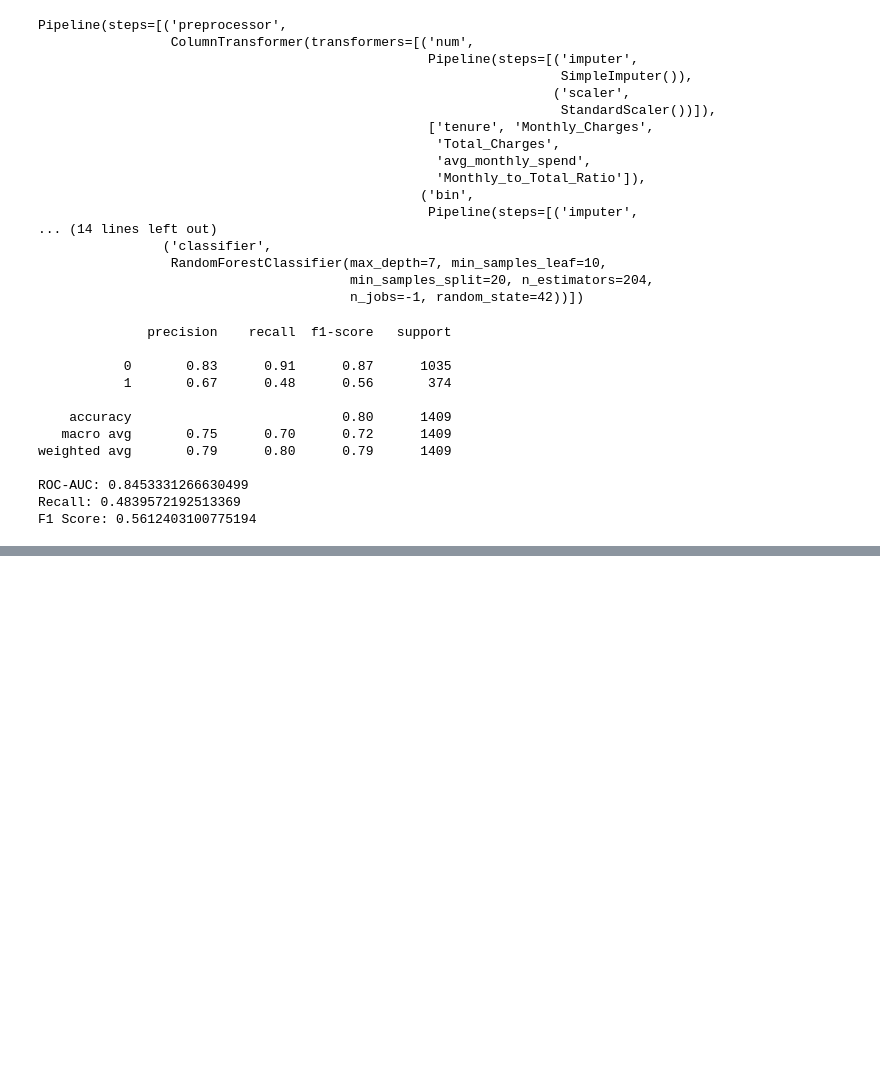
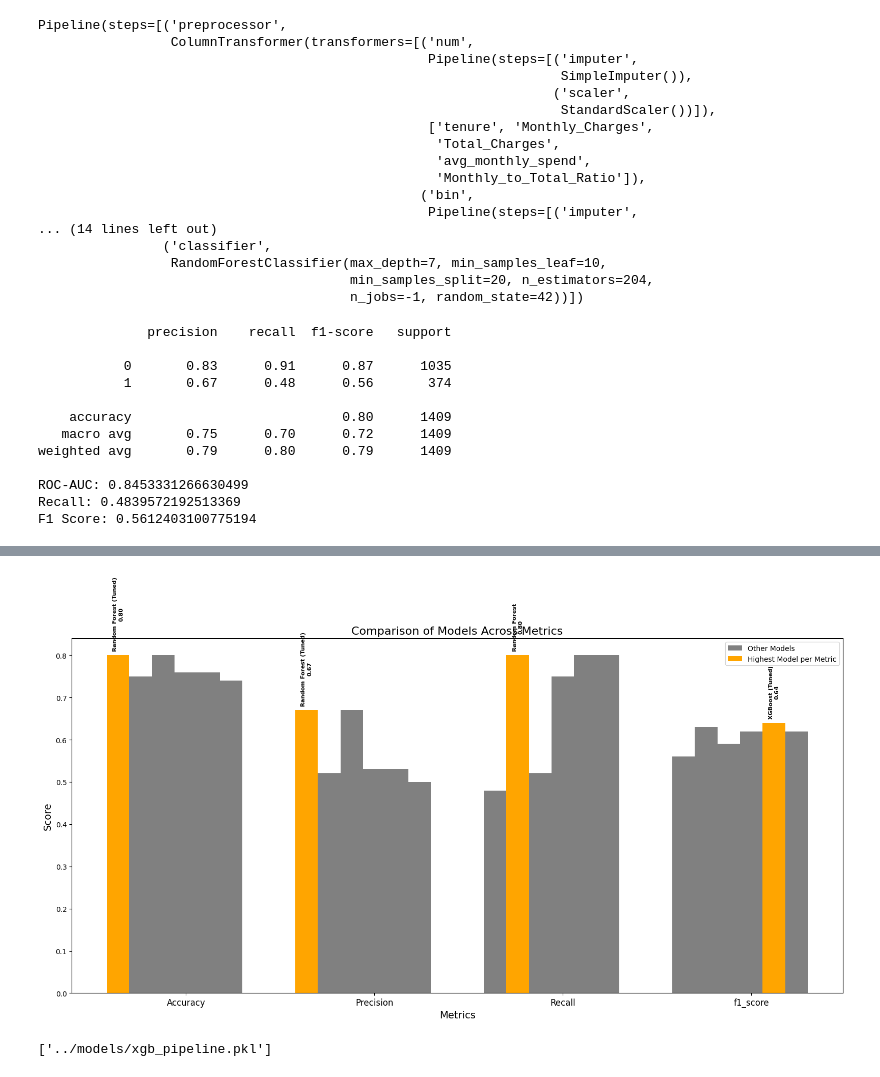
Before and after one commit to arwa-5aled/TelecomChurnUseCase, a Jupyter notebook: notebooks/modeling.ipynb, the cells around one changed output, grey strips where cells are left out. Saved outputs shown, nothing was run; the diff lists cells and outputs as text; code cells hidden in the pictures; blank space fills up the shorter version.

```diff
--- a/notebooks/modeling.ipynb
+++ b/notebooks/modeling.ipynb
@@ -1146,0 +1208,77 @@ F1 Score: 0.5612403100775194
+# %%
+import pandas as pd
+import matplotlib.pyplot as plt
+import numpy as np
+from matplotlib.patches import Patch
+
+# Sample data
+data = {
+    'Model': ['Random Forest (Tuned)', 'Random Forest', 'CatBoost (Tuned)', 'CatBoost', 'XGBoost (Tuned)', 'Logistic Regression (Tuned)'],
+    'Accuracy': [0.80, 0.75, 0.80, 0.76, 0.76, 0.74],
+    'Precision': [0.67, 0.52, 0.67, 0.53, 0.53, 0.50],
+    'Recall': [0.48, 0.80, 0.52, 0.75, 0.80, 0.80],
+    'f1_score': [0.56, 0.63, 0.59, 0.62, 0.64, 0.62]
+}
+df = pd.DataFrame(data).set_index('Model')
+
+# Metrics as x-axis
+metrics = df.columns
+num_metrics = len(metrics)
+bar_width = 0.12
+index = np.arange(num_metrics)
+
+highlight_color = "orange"
+default_color = "grey"
+
+fig, ax = plt.subplots(figsize=(16, 9))
+
+# Plot bars
+for i, model in enumerate(df.index):
+    for j, metric in enumerate(metrics):
+        value = df.loc[model, metric]
+        max_model = df[metric].idxmax()
+
+        # Decide color
+        color = highlight_color if model == max_model else default_color
+
+        # Bar position
+        xpos = j + i * bar_width - (len(df.index) * bar_width) / 2
+        bar = ax.bar(xpos, value, bar_width, color=color)
+
+        # If highest → add label
+        if model == max_model:
+            ax.text(
+                xpos, value + 0.01,
+                f"{model}\n{value:.2f}",
+                ha="center", va="bottom",
+                fontsize=8, rotation=90, color="black", fontweight="bold"
+            )
+
+# Set x-axis
+ax.set_xticks(np.arange(num_metrics))
+ax.set_xticklabels(metrics, fontsize=12)
+ax.set_xlabel("Metrics", fontsize=14)
+ax.set_ylabel("Score", fontsize=14)
+ax.set_title("Comparison of Models Across Metrics", fontsize=16)
+
+# Legend
+custom_legend = [
+    Patch(facecolor=default_color, label="Other Models"),
+    Patch(facecolor=highlight_color, label="Highest Model per Metric")
+]
+ax.legend(handles=custom_legend, loc="upper right")
+
+plt.tight_layout()
+plt.show()
+# %% [output]
+[figure, added]
+# %%
+import joblib
+
+# Get the best pipeline (preprocessor + XGBClassifier with best params)
+best_xgb_pipeline = opt.best_estimator_
+
+# Save
+joblib.dump(best_xgb_pipeline, "../models/xgb_pipeline.pkl")
+# %% [output]
+['../models/xgb_pipeline.pkl']
```
Also changed, not shown: parts of 2 cells of this notebook, 1 other file.
